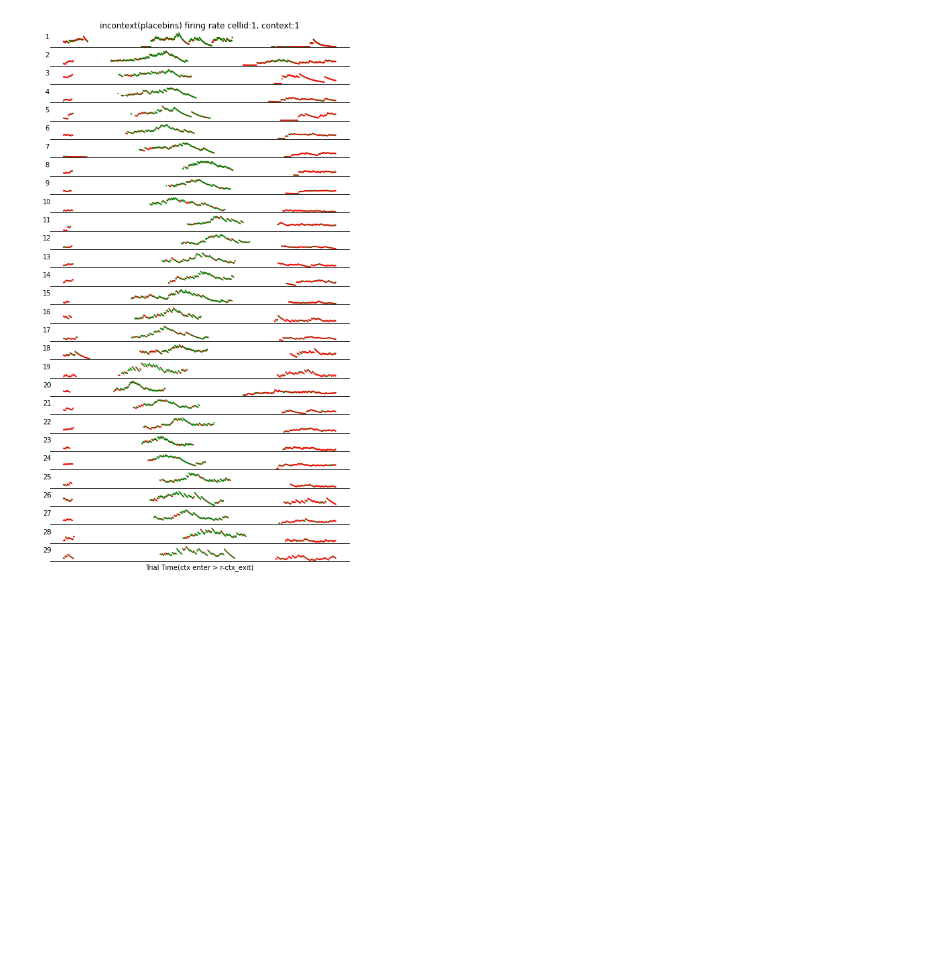
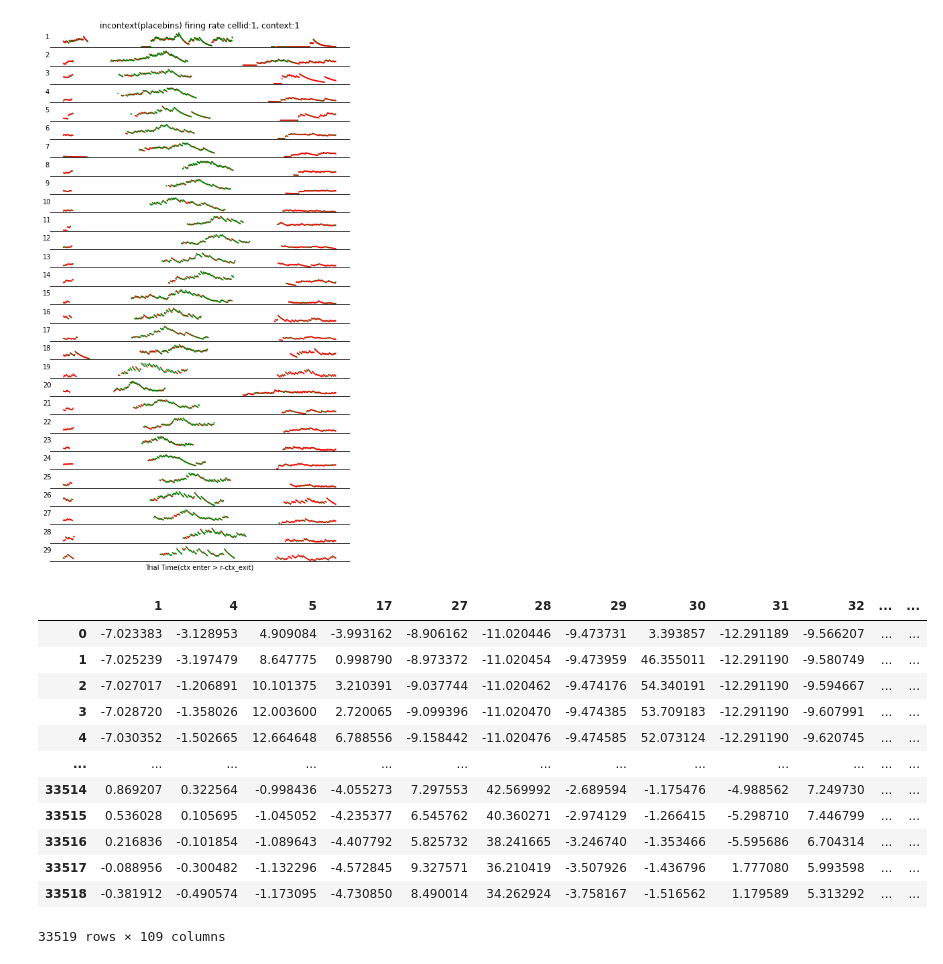
Before and after one commit to SabriQ/g_mylab, a Jupyter notebook: developing/single_cell_properties/cell proportion along sessions.ipynb, the cells around one changed output. Cells and saved outputs as stored; diff of their text form; code cells hidden in the pictures; blank space fills up the shorter version.

```diff
--- a/developing/single_cell_properties/cell proportion along sessions.ipynb
+++ b/developing/single_cell_properties/cell proportion along sessions.ipynb
@@ -101,3 +101,19 @@ plot=plot_trace_with_running_direction(Context_dataframe_info)
 plot(1,1)
 # %% [output]
 [figure]
+# %%
+s.df
+# %% [output]
+|  | 1 | 4 | 5 | 17 | 27 | 28 | 29 | 30 | 31 | 32 | ... | ... |
+| 0 | -7.023383 | -3.128953 | 4.909084 | -3.993162 | -8.906162 | -11.020446 | -9.473731 | 3.393857 | -12.291189 | -9.566207 | ... | ... |
+| 1 | -7.025239 | -3.197479 | 8.647775 | 0.998790 | -8.973372 | -11.020454 | -9.473959 | 46.355011 | -12.291190 | -9.580749 | ... | ... |
+| 2 | -7.027017 | -1.206891 | 10.101375 | 3.210391 | -9.037744 | -11.020462 | -9.474176 | 54.340191 | -12.291190 | -9.594667 | ... | ... |
+| 3 | -7.028720 | -1.358026 | 12.003600 | 2.720065 | -9.099396 | -11.020470 | -9.474385 | 53.709183 | -12.291190 | -9.607991 | ... | ... |
+| 4 | -7.030352 | -1.502665 | 12.664648 | 6.788556 | -9.158442 | -11.020476 | -9.474585 | 52.073124 | -12.291190 | -9.620745 | ... | ... |
+| ... | ... | ... | ... | ... | ... | ... | ... | ... | ... | ... | ... | ... |
+| 33514 | 0.869207 | 0.322564 | -0.998436 | -4.055273 | 7.297553 | 42.569992 | -2.689594 | -1.175476 | -4.988562 | 7.249730 | ... | ... |
+| 33515 | 0.536028 | 0.105695 | -1.045052 | -4.235377 | 6.545762 | 40.360271 | -2.974129 | -1.266415 | -5.298710 | 7.446799 | ... | ... |
+| 33516 | 0.216836 | -0.101854 | -1.089643 | -4.407792 | 5.825732 | 38.241665 | -3.246740 | -1.353466 | -5.595686 | 6.704314 | ... | ... |
+| 33517 | -0.088956 | -0.300482 | -1.132296 | -4.572845 | 9.327571 | 36.210419 | -3.507926 | -1.436796 | 1.777080 | 5.993598 | ... | ... |
+| 33518 | -0.381912 | -0.490574 | -1.173095 | -4.730850 | 8.490014 | 34.262924 | -3.758167 | -1.516562 | 1.179589 | 5.313292 | ... | ... |
+33519 rows × 109 columns
```
Also changed, not shown: 4 other files.
